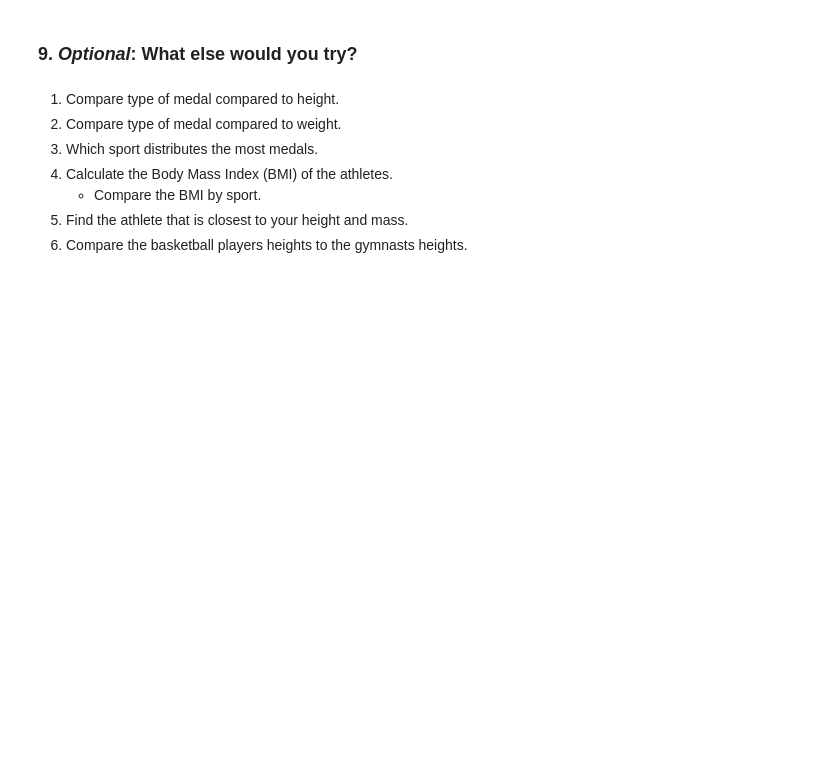
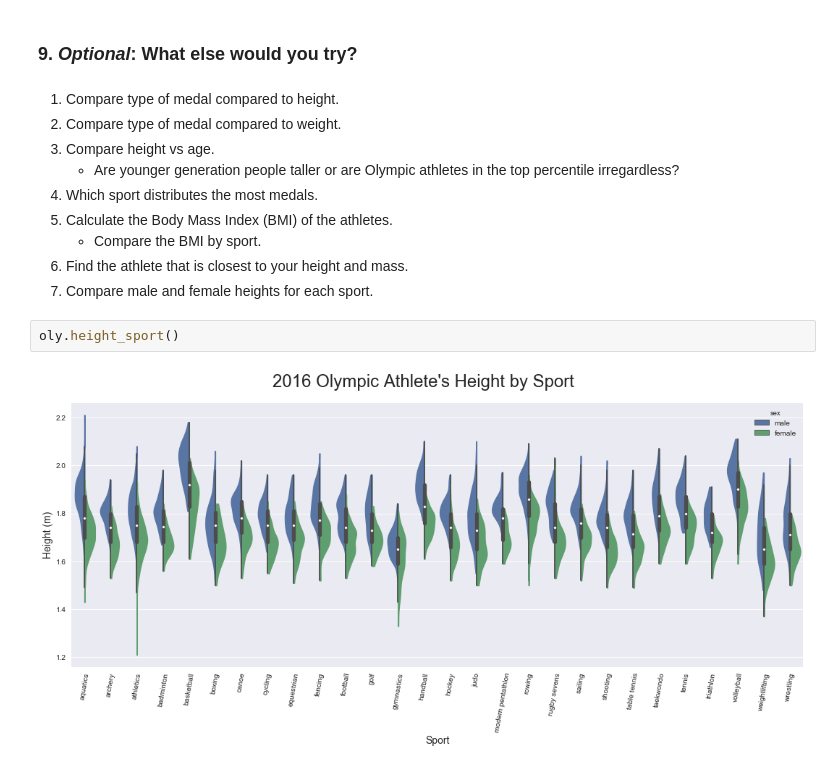
Before and after one commit to TimothyHelton/k2datascience, a Jupyter notebook: notebooks/EDA_Olympics_Exercises.ipynb, the cells around one changed output. Cells and saved outputs as stored; diff of their text form; blank space fills up the shorter version.

Commit message:
FEAT: add athletes heights compared to sport image

```diff
--- a/notebooks/EDA_Olympics_Exercises.ipynb
+++ b/notebooks/EDA_Olympics_Exercises.ipynb
@@ -198,8 +199,14 @@ oly.height_boxplot()
 # %% [markdown]
 1. Compare type of medal compared to height.
 1. Compare type of medal compared to weight.
+1. Compare height vs age.
+    - Are younger generation people taller or are Olympic athletes in the top percentile irregardless?
 1. Which sport distributes the most medals.
 1. Calculate the Body Mass Index (BMI) of the athletes.
     - Compare the BMI by sport.
 1. Find the athlete that is closest to your height and mass.
-1. Compare the basketball players heights to the gymnasts heights.
+1. Compare male and female heights for each sport.
+# %%
+oly.height_sport()
+# %% [output]
+[figure, added]
```
Also changed, not shown: parts of 3 cells of this notebook, 1 other file.
